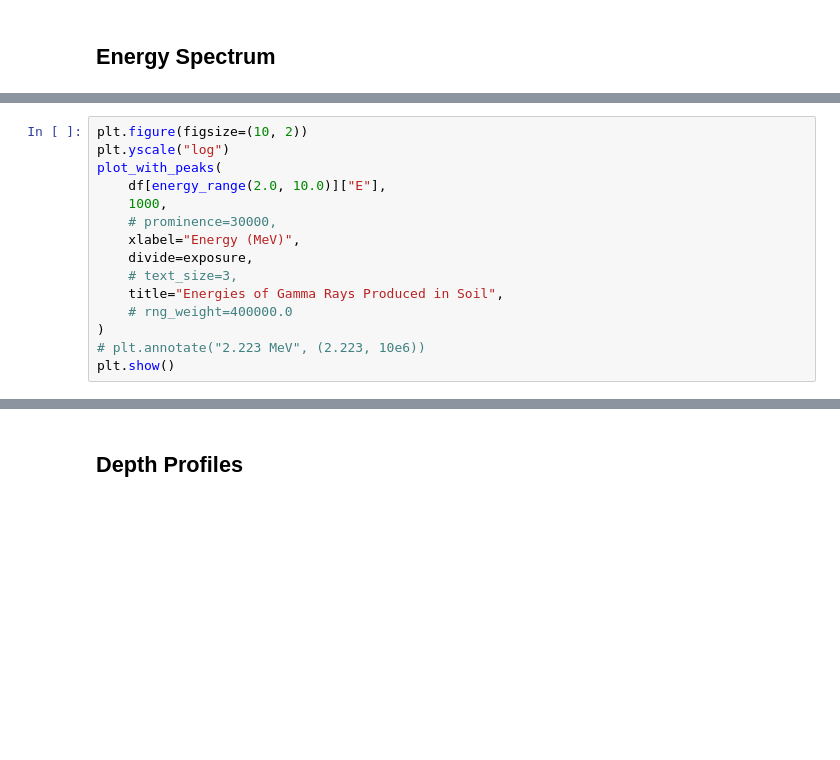
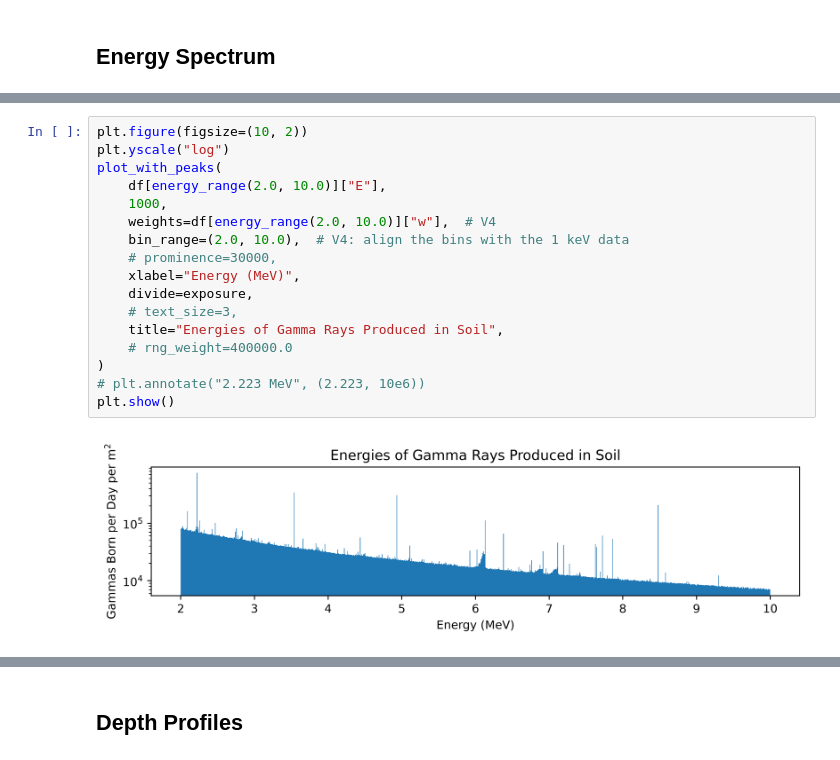
Before and after one commit to Jude-E-dev/Carbon-ASC-Repo, a Jupyter notebook: analysis/analyse-character.ipynb, the cells around one changed output, grey strips where cells are left out. Saved outputs shown, nothing was run; the diff lists cells and outputs as text; blank space fills up the shorter version.

```diff
--- a/analysis/analyse-character.ipynb
+++ b/analysis/analyse-character.ipynb
@@ -218,18 +335,22 @@ mask_4439 = energy_range(4.4385, 4.4395)
 # %%
 plt.figure(figsize=(10, 2))
 plt.yscale("log")
 plot_with_peaks(
     df[energy_range(2.0, 10.0)]["E"],
     1000,
+    weights=df[energy_range(2.0, 10.0)]["w"],  # V4
+    bin_range=(2.0, 10.0),  # V4: align the bins with the 1 keV data
     # prominence=30000,
     xlabel="Energy (MeV)",
     divide=exposure,
     # text_size=3,
     title="Energies of Gamma Rays Produced in Soil",
     # rng_weight=400000.0
 )
 # plt.annotate("2.223 MeV", (2.223, 10e6))
 plt.show()
+# %% [output]
+[figure, added]
 # %%
 plot_with_peaks(
     [df[mask_4438]["E"], df[mask_4439]["E"]],
```
Also changed, not shown: parts of 36 cells of this notebook, 2 other files.
